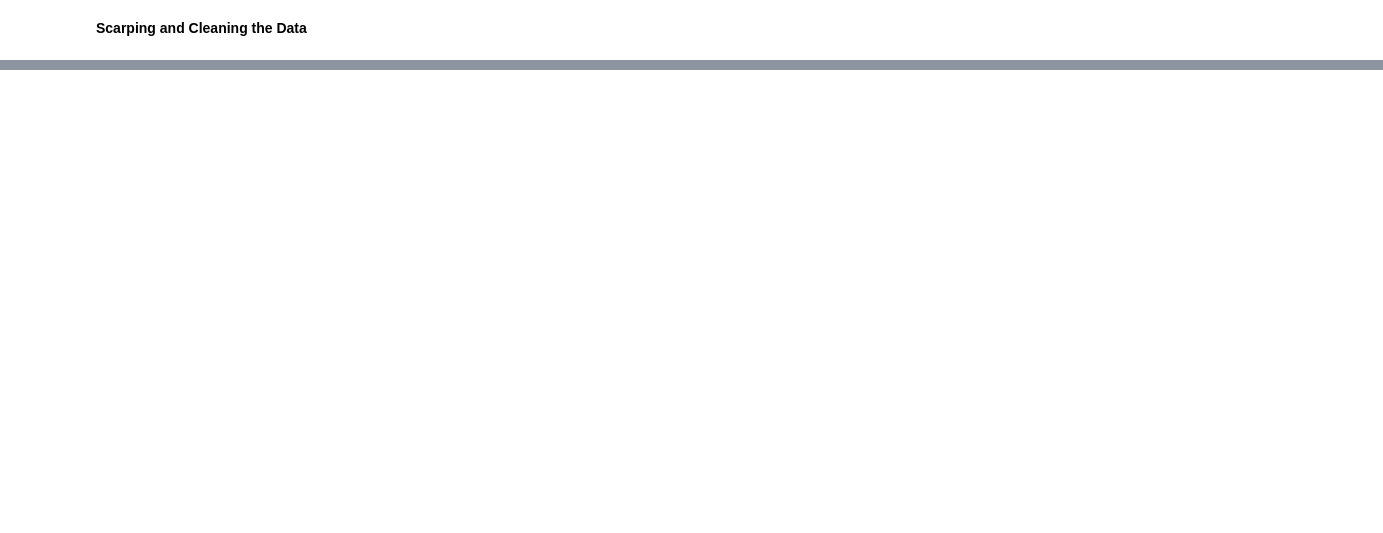
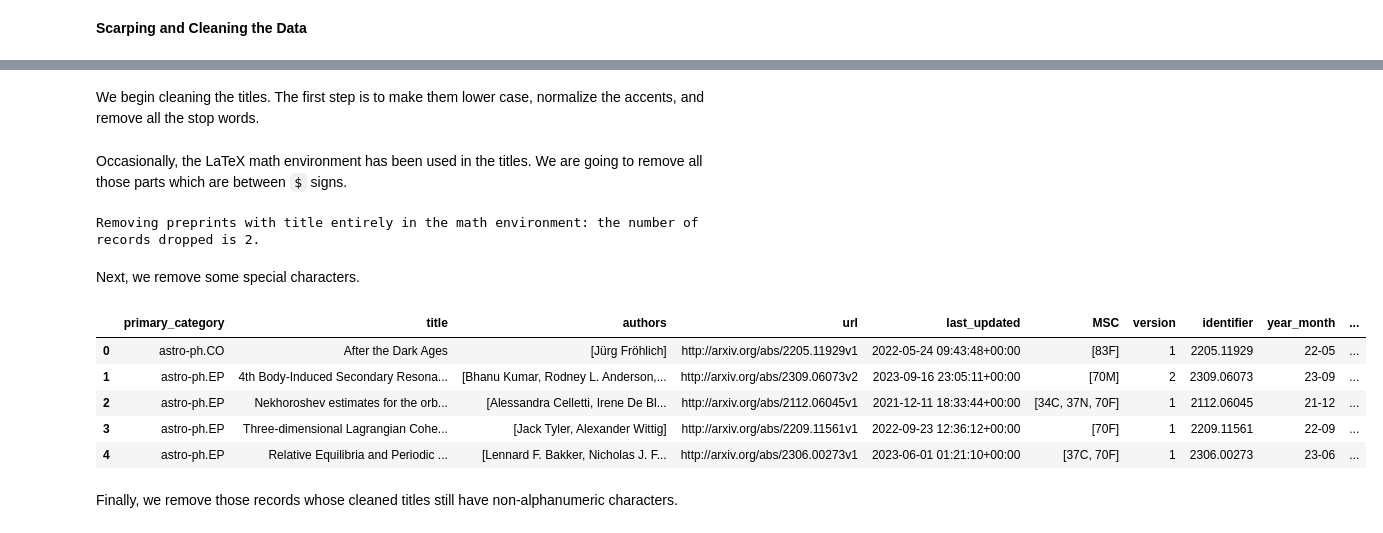
Before and after one commit to FilomKhash/Math-Preprint-Classifier, a Jupyter notebook: Scarping and Cleaning the Data.ipynb, the cells around one changed output, grey strips where cells are left out. Saved outputs shown, nothing was run; the diff lists cells and outputs as text; code cells hidden in the pictures; blank space fills up the shorter version.

```diff
--- a/Scarping and Cleaning the Data.ipynb
+++ b/Scarping and Cleaning the Data.ipynb
@@ -445,0 +273,76 @@ data.to_csv('processed.csv',index=False)
+# %% [markdown]
+We begin cleaning the titles. The first step is to make them lower case, normalize the accents, and remove all the stop words.
+# %%
+data['cleaned_title']=data['title']
+
+#The stop words in our list are lower case, so we first turn everything lower case.
+data['cleaned_title']=data['cleaned_title'].apply(lambda title:title.lower())
+
+
+#Normalizing the accents.
+data['cleaned_title']=data['cleaned_title'].apply(lambda string:unidecode(string))
+
+
+#Removing stop words
+STOPWORDS = list(stopwords.words('english'))
+
+def remove_stop_words(string):
+    cleaned_string=''
+    terms=string.split(' ')
+    for term in terms:
+        if (term not in STOPWORDS) and len(term)>0:  #Avoiding empty string '' which comes up in terms if there are consecutive spaces.
+            cleaned_string+=' '+term
+    cleaned_string=cleaned_string.removeprefix(' ')  #Killing any space at the beginning of the string
+    return cleaned_string
+
+data['cleaned_title']=data['cleaned_title'].apply(remove_stop_words)
+# %% [markdown]
+Occasionally, the LaTeX math environment has been used in the titles. We are going to remove all those parts which are between `$` signs.
+# %%
+def remove_math(string):
+    terms=string.split('$')
+    if terms[0]=='' and terms[-1]=='' and len(terms)==3:   #I.e. the whole title is in the math environment.
+        return ''
+
+    cleaned_string=''                  #Initializing
+    between_dollar_signs=False
+    for term in terms:
+        if not between_dollar_signs:
+            cleaned_string+=term
+            between_dollar_signs=True  #The next term will be between dollar signs
+        else:
+            between_dollar_signs=False
+    return cleaned_string
+
+data['cleaned_title']=data['cleaned_title'].apply(remove_math)
+current_row_number=data.shape[0]
+data=data[data['cleaned_title']!='']  #Records where the title is entirely in the math environment are removed.
+print(f'Removing preprints with title entirely in the math environment: the number of records dropped is {current_row_number-data.shape[0]}.')
+# %% [output]
+Removing preprints with title entirely in the math environment: the number of records dropped is 2.
+# %% [markdown]
+Next, we remove some special characters.
+# %%
+def modify(string):
+
+    #The following characters will be removed.
+    string=string.translate({ord(i): None for i in ":;,!?.'(){}`[]/*^$"})
+    string=string.translate({ord(i): None for i in '"'})  #The signle quote was removed above, now the double quote.
+
+    #The following characters will be replaced with space.
+    temp2="-=&+\n"
+    string=string.translate({ord(i): ' ' for i in "-=&+"})
+
+    return string
+
+data['cleaned_title']=data['cleaned_title'].apply(modify)
+data.head()
+# %% [output]
+|  | primary_category | title | authors | url | last_updated | MSC | version | identifier | year_month | ... |
+| 0 | astro-ph.CO | After the Dark Ages | [Jürg Fröhlich] | http://arxiv.org/abs/2205.11929v1 | 2022-05-24 09:43:48+00:00 | [83F] | 1 | 2205.11929 | 22-05 | ... |
+| 1 | astro-ph.EP | 4th Body-Induced Secondary Resona... | [Bhanu Kumar, Rodney L. Anderson,... | http://arxiv.org/abs/2309.06073v2 | 2023-09-16 23:05:11+00:00 | [70M] | 2 | 2309.06073 | 23-09 | ... |
+| 2 | astro-ph.EP | Nekhoroshev estimates for the orb... | [Alessandra Celletti, Irene De Bl... | http://arxiv.org/abs/2112.06045v1 | 2021-12-11 18:33:44+00:00 | [34C, 37N, 70F] | 1 | 2112.06045 | 21-12 | ... |
+| 3 | astro-ph.EP | Three-dimensional Lagrangian Cohe... | [Jack Tyler, Alexander Wittig] | http://arxiv.org/abs/2209.11561v1 | 2022-09-23 12:36:12+00:00 | [70F] | 1 | 2209.11561 | 22-09 | ... |
+| 4 | astro-ph.EP | Relative Equilibria and Periodic ... | [Lennard F. Bakker, Nicholas J. F... | http://arxiv.org/abs/2306.00273v1 | 2023-06-01 01:21:10+00:00 | [37C, 70F] | 1 | 2306.00273 | 23-06 | ... |
+# %% [markdown]
+Finally, we remove those records whose cleaned titles still have non-alphanumeric characters.
```
Also changed, not shown: parts of 49 cells of this notebook, 4 other files.
